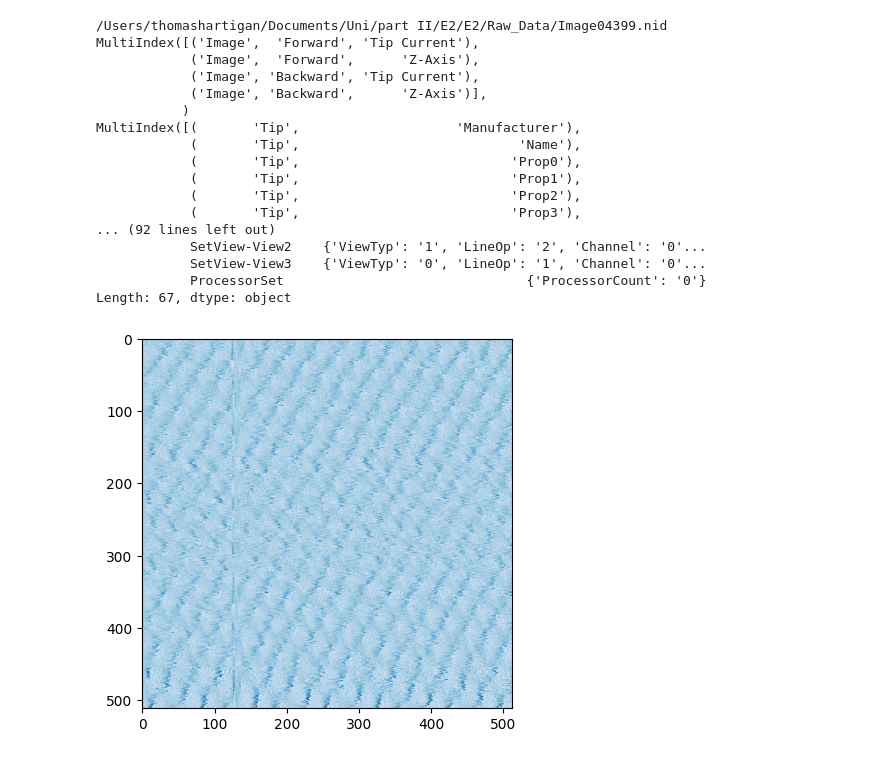
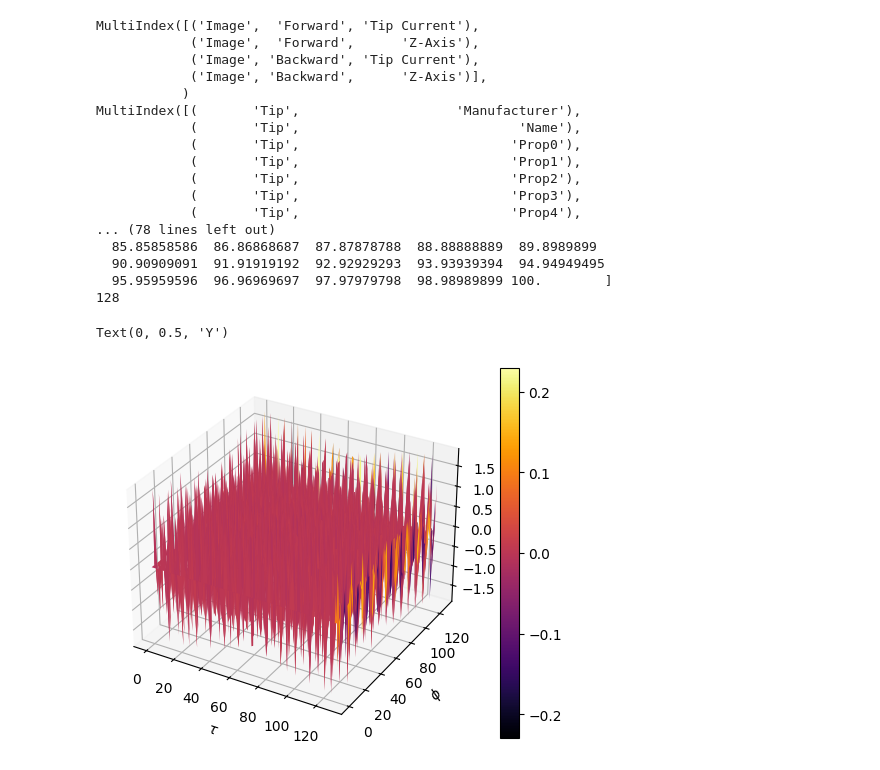
Before and after one commit to THartigan/E2, a Jupyter notebook: Initial_testing/setup_test.ipynb, the cells around one changed output. Cells and saved outputs as stored; diff of their text form; code cells hidden in the pictures.

```diff
--- a/Initial_testing/setup_test.ipynb
+++ b/Initial_testing/setup_test.ipynb
@@ -5,48 +5,100 @@ from pathlib import Path
 import os
 import matplotlib.pyplot as plt
 import numpy.fft as fft
+from mpl_toolkits.mplot3d import Axes3D
+from matplotlib import cm
+from mpl_toolkits.axes_grid1 import make_axes_locatable
 current_dir = Path(os.getcwd())
 parent_dir = current_dir.parent
-data_folder = parent_dir.as_posix() +'/Raw_Data/'
-print(data_folder + 'Image04399.nid')
-afm = ns.read(data_folder + 'Image04558.nid')
+data_folder = "/Users/thomashartigan/Library/CloudStorage/GoogleDrive-tjh200@cam.ac.uk/My Drive/E2/Images/Initial Testing/Setup A/" #parent_dir.as_posix() +'/Raw_Data/'
+#print(data_folder + 'Image04399.nid')
+afm = ns.read(data_folder + 'Image04782.nid')
 data = afm.data # raw data
 param = afm.param # parameters
 print(data.keys())
 print(param.keys())
 a = np.linspace(0,100,100)
 print(a)
 forward_current = data['Image']['Forward']['Tip Current']
-
+"""
 print(param['Scan']['range']) #+ param['X']['units'])
 print(forward_current.shape)
 print(param)
 nx, ny = forward_current.shape
 x_linspace = np.linspace(0, param['Scan']['range']['Value'][0], nx)
 y_linspace = np.linspace(0, param['Scan']['range']['Value'][1], ny)
 X, Y = np.meshgrid(x_linspace, y_linspace)
+plt.pcolor(forward_current, cmap = 'Blues')
+plt.legend()
+plt.show()
 plt.imshow(forward_current, cmap = 'Blues')
+plt.legend()
 plt.show()
-imagefft = abs(fft.fft2(forward_current))
+image_average = np.mean(forward_current)
+image_normalised = forward_current - image_average
+plt.plot(image_normalised)#, cmap = 'Blues')
+plt.show()
+print(np.mean(image_normalised))
+
+imagefft = np.log10(abs(fft.fft2(image_normalised)))
+imagefft[imagefft < -8] = -8
+print(np.max(imagefft))
 print(imagefft)
-plt.imshow(imagefft, cmap = 'Blues')
-plt.show()
+plt.imshow(imagefft, cmap = 'Blues', interpolation='none')
+plt.colorbar()
+plt.show() """
+
+fig = plt.figure()
+ax3d = fig.add_subplot(111, projection='3d')
+
+x = np.linspace(0,128,128)
+y = np.linspace(0,128,128)
+sinx = np.sin(x)
+siny = np.sin(y)
+sinxsiny = sinx * siny
+tau, phi = np.meshgrid(x, y)
+amp = np.sin(2*np.pi *tau*0.2)*np.sin(2*np.pi*phi*0.1)+np.sin(2*np.pi*tau*0.3)*np.sin(2*np.pi*phi*0.4)
+ax3d.set_xlabel(r'$\tau$')  # tau = omega*t -> adimensional time
+ax3d.set_ylabel(r'$\phi$')  # phi -> phase
+ax3d.set_zlabel(r'$amp$')   # signal amplitude
+
+surf = ax3d.plot_surface(tau, phi, amp,cmap=cm.inferno)
+fig.colorbar(surf)
+fig.show()
+
+fig = plt.figure()
+fftsins = fft.fft2(amp)
+n = len(amp[0])
+print(n)
+length_step = 1
+freq = np.fft.fftfreq(n, d=length_step)
+shifted_freqs = fft.fftshift(fftsins)
+
+# print(freq)
+# print(shifted_freqs)
+# plt.imshow(abs(fftsins), cmap = 'Blues')
+# plt.show()
+
+plt.imshow(abs(shifted_freqs), cmap ="Blues", extent=[min(freq), max(freq), min(freq), max(freq)], aspect=1)
+plt.xlabel('X')
+plt.ylabel('Y')
 # %% [output]
-/Users/thomashartigan/Documents/Uni/part II/E2/E2/Raw_Data/Image04399.nid
 MultiIndex([('Image',  'Forward', 'Tip Current'),
             ('Image',  'Forward',      'Z-Axis'),
             ('Image', 'Backward', 'Tip Current'),
             ('Image', 'Backward',      'Z-Axis')],
            )
 MultiIndex([(       'Tip',                    'Manufacturer'),
             (       'Tip',                            'Name'),
             (       'Tip',                           'Prop0'),
             (       'Tip',                           'Prop1'),
             (       'Tip',                           'Prop2'),
             (       'Tip',                           'Prop3'),
-... (92 lines left out)
-            SetView-View2    {'ViewTyp': '1', 'LineOp': '2', 'Channel': '0'...
-            SetView-View3    {'ViewTyp': '0', 'LineOp': '1', 'Channel': '0'...
-            ProcessorSet                               {'ProcessorCount': '0'}
-Length: 67, dtype: object
+            (       'Tip',                           'Prop4'),
+... (78 lines left out)
+  85.85858586  86.86868687  87.87878788  88.88888889  89.8989899
+  90.90909091  91.91919192  92.92929293  93.93939394  94.94949495
+  95.95959596  96.96969697  97.97979798  98.98989899 100.        ]
+128
+Text(0, 0.5, 'Y')
-[figure, old version]
+[figure, new version]
```
Also changed, not shown: parts of 1 cell of this notebook, 3 other files.
